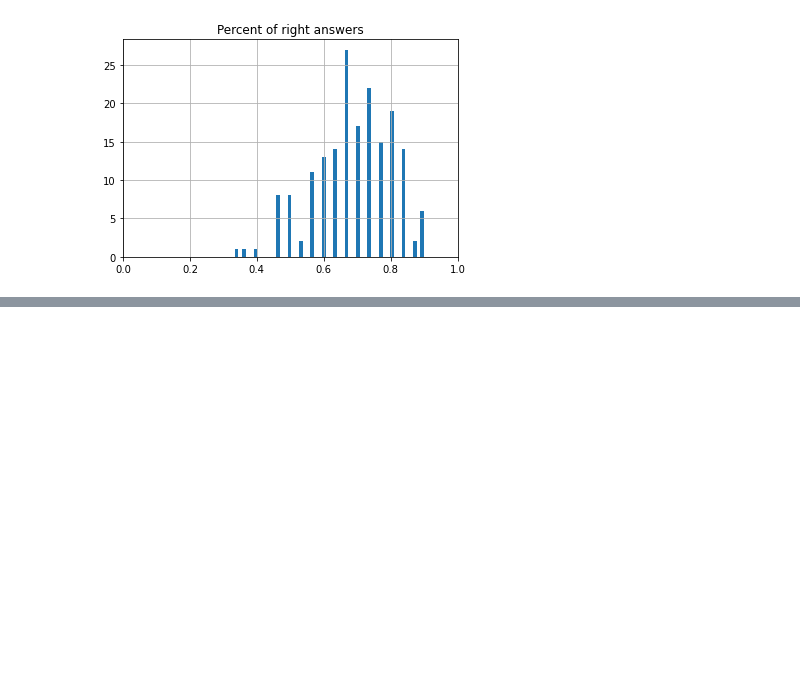
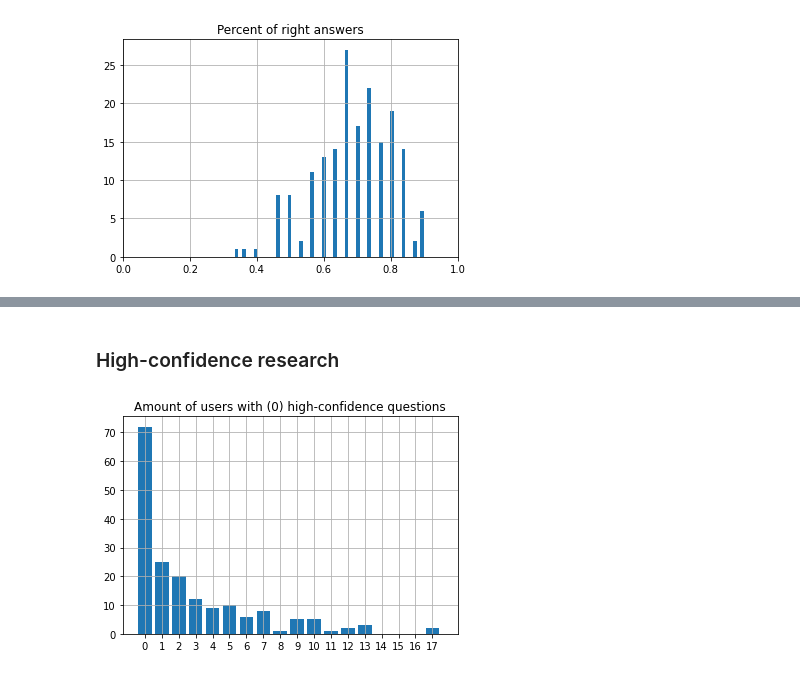
Before and after one commit to MatanSolomon01/097400-Final-Project, a Jupyter notebook: Data exploration.ipynb, the cells around one changed output, grey strips where cells are left out. Saved outputs shown, nothing was run; the diff lists cells and outputs as text; code cells hidden in the pictures; blank space fills up the shorter version.

Commit message:
New causal question report edition

```diff
--- a/Data exploration.ipynb
+++ b/Data exploration.ipynb
@@ -120,3 +122,16 @@ data.head(3)
 | 0 | 171 | 14 | 0 | 0 | NaN | 2020-12-19 12:28:13 | NaN | NaN | 0 | NaN | ... |
 | 1 | 171 | 14 | 134 | 180 | 0 | 2020-12-19 12:28:39 | 67 | 34 | 1 | 0.484821 | ... |
 | 2 | 171 | 14 | 134 | 182 | 0 | 2020-12-19 12:28:45 | 69 | 38 | 2 | 0.454945 | ... |
+# %% [markdown]
+### High-confidence research
+# %%
+high_confidence_threshold = 0
+t = data[['user_id']].copy()
+t[f'high_confidence_{high_confidence_threshold}'] = pd.DataFrame([data['user_sub_val'], 100 - data['user_sub_val']]).min(axis=0) <= high_confidence_threshold
+t.groupby('user_id').sum().reset_index()[f'high_confidence_{high_confidence_threshold}'].hist(bins=18, width=0.8)
+plt.xticks(np.arange(18)+0.4, range(18))
+plt.title(f"Amount of users with ({high_confidence_threshold}) high-confidence questions")
+plt.savefig("plots/" + plt.gcf().axes[0].get_title())
+plt.show()
+# %% [output]
+[figure, added]
```
Also changed, not shown: parts of 7 cells of this notebook, 6 other files.
